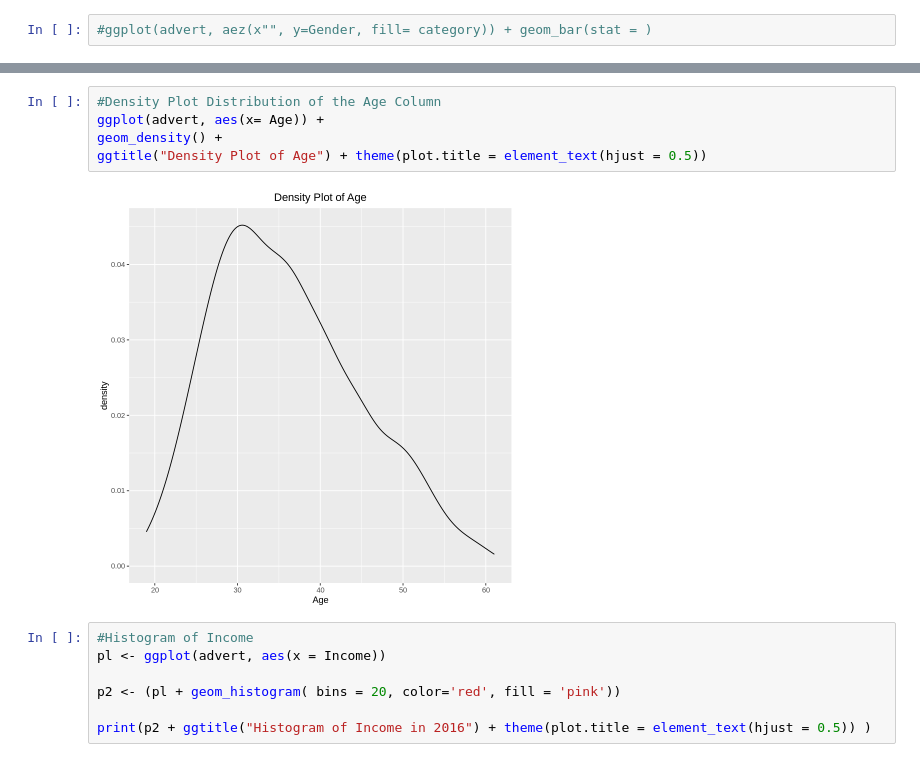
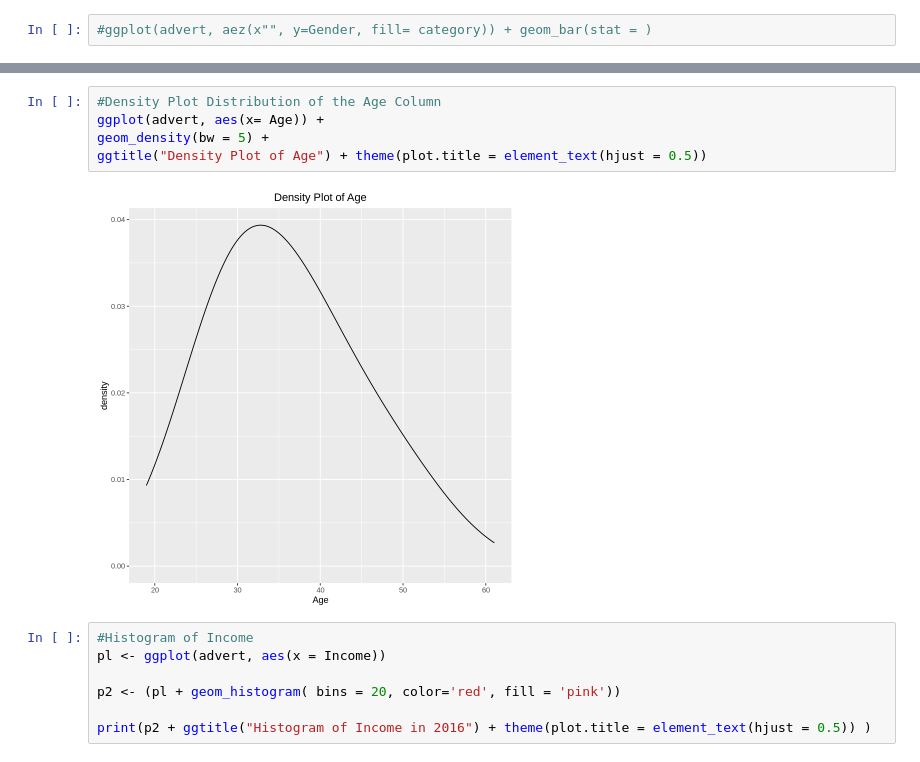
Before and after one commit to Obreintelly/Univariate_Bivariate_Analysis_in_R, a Jupyter notebook: Univariate_Bivariate_Analysis_with_R.ipynb, the cells around one changed output, grey strips where cells are left out. Cells and saved outputs as stored; diff of their text form.

```diff
--- a/Univariate_Bivariate_Analysis_with_R.ipynb
+++ b/Univariate_Bivariate_Analysis_with_R.ipynb
@@ -344,10 +469,10 @@ print(a + geom_bar(fill= 'green'))
 # %%
 #Density Plot Distribution of the Age Column
 ggplot(advert, aes(x= Age)) +
-geom_density() +
+geom_density(bw = 5) +
 ggtitle("Density Plot of Age") + theme(plot.title = element_text(hjust = 0.5))
 # %% [output]
-[figure, old version]
+[figure, new version]
 # %%
 #Histogram of Income
 pl <- ggplot(advert, aes(x = Income))
```
Also changed, not shown: parts of 41 cells of this notebook.
